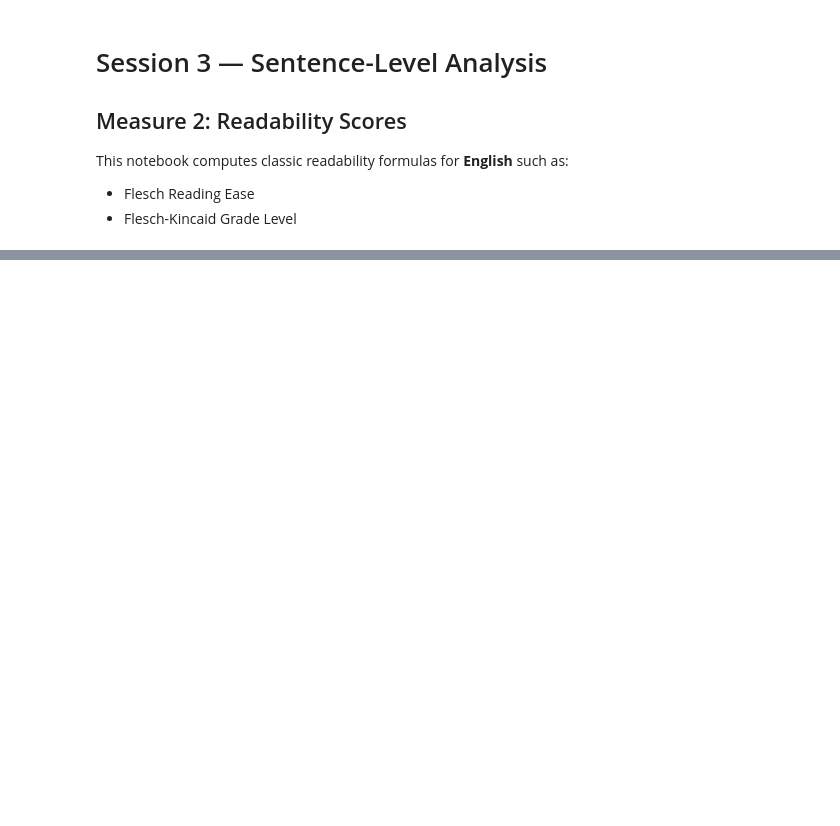
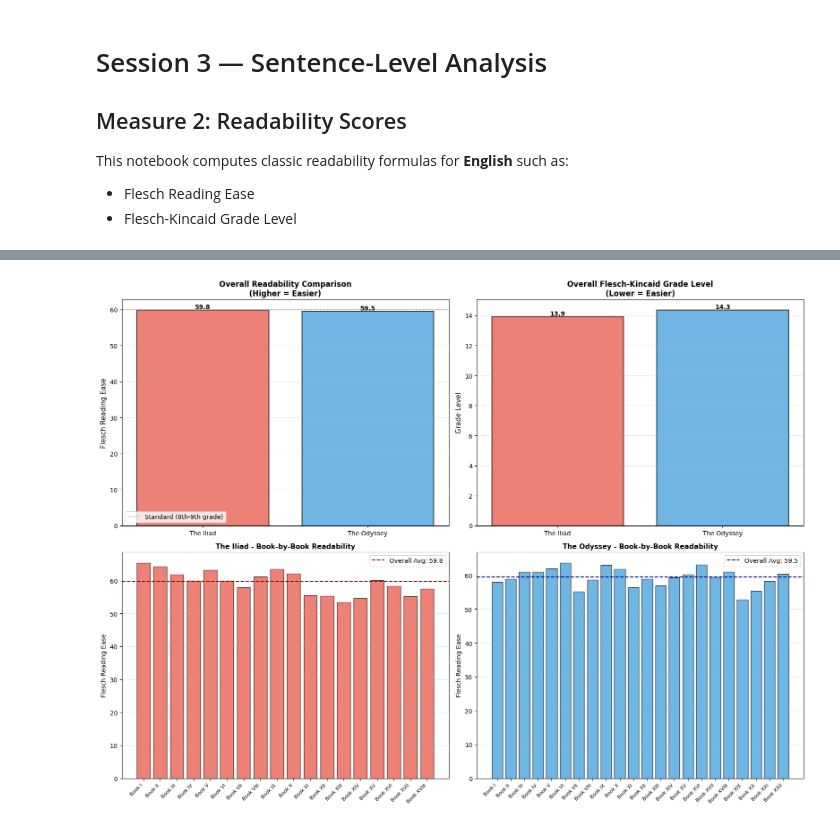
Before and after one commit to luccamoura101/applied-NLP-week3, a Jupyter notebook: notebooks/2_AppliedNLP_Session3_Readability.ipynb, the cells around one changed output, grey strips where cells are left out. Saved outputs shown, nothing was run; the diff lists cells and outputs as text; code cells hidden in the pictures; blank space fills up the shorter version.

Commit message:
added png of results, made notebook 2 more detailed.

```diff
--- a/notebooks/2_AppliedNLP_Session3_Readability.ipynb
+++ b/notebooks/2_AppliedNLP_Session3_Readability.ipynb
@@ -175,8 +180,8 @@ def calculate_readability(text, book_name):
 
     return flesch_ease, flesch_grade
 
-# Calculate readability for both Homer epics
-iliad_ease, iliad_grade = calculate_readability(iliad_text, "The Iliad")
-odyssey_ease, odyssey_grade = calculate_readability(odyssey_text, "The Odyssey")
+# Calculate readability for both Homer epics (entire books)
+iliad_ease, iliad_grade = calculate_readability(iliad_text, "The Iliad (Complete)")
+odyssey_ease, odyssey_grade = calculate_readability(odyssey_text, "The Odyssey (Complete)")
 # %% [output]
 ======================================================================
@@ -282,0 +332,86 @@ Epic poetry naturally scores as 'difficult' due to its formal style.
+# %%
+# Create a larger figure with FOUR subplots (2 rows, 2 columns)
+fig = plt.figure(figsize=(16, 12))
+
+# ---- TOP LEFT: Overall Flesch Reading Ease comparison ----
+ax1 = plt.subplot(2, 2, 1)
+books = ['The Iliad', 'The Odyssey']
+ease_scores = [iliad_ease, odyssey_ease]
+colors_main = ['#e74c3c', '#3498db']  # Red for Iliad, Blue for Odyssey
+
+bars1 = ax1.bar(books, ease_scores, color=colors_main, edgecolor='black',
+                linewidth=1.5, alpha=0.7)
+
+ax1.set_ylabel('Flesch Reading Ease', fontsize=11)
+ax1.set_title('Overall Readability Comparison\n(Higher = Easier)',
+              fontsize=12, fontweight='bold')
+ax1.axhline(y=60, color='gray', linestyle='--', linewidth=1,
+            label='Standard (8th-9th grade)')
+ax1.legend()
+ax1.grid(True, alpha=0.3, axis='y')
+
+for bar in bars1:
+    height = bar.get_height()
+    ax1.text(bar.get_x() + bar.get_width()/2., height,
+            f'{height:.1f}', ha='center', va='bottom',
+            fontsize=10, fontweight='bold')
+
+# ---- TOP RIGHT: Overall Flesch-Kincaid Grade Level comparison ----
+ax2 = plt.subplot(2, 2, 2)
+grade_scores = [iliad_grade, odyssey_grade]
+
+bars2 = ax2.bar(books, grade_scores, color=colors_main, edgecolor='black',
+                linewidth=1.5, alpha=0.7)
+
+ax2.set_ylabel('Grade Level', fontsize=11)
+ax2.set_title('Overall Flesch-Kincaid Grade Level\n(Lower = Easier)',
+              fontsize=12, fontweight='bold')
+ax2.grid(True, alpha=0.3, axis='y')
+
+for bar in bars2:
+    height = bar.get_height()
+    ax2.text(bar.get_x() + bar.get_width()/2., height,
+            f'{height:.1f}', ha='center', va='bottom',
+            fontsize=10, fontweight='bold')
+
+# ---- BOTTOM LEFT: Book-by-book Flesch Reading Ease for ILIAD ----
+ax3 = plt.subplot(2, 2, 3)
+if iliad_books:
+    iliad_book_nums = [f"Book {b['book']}" for b in iliad_books]
+    iliad_ease_scores = [b['ease'] for b in iliad_books]
+
+    bars3 = ax3.bar(range(len(iliad_books)), iliad_ease_scores,
+                    color='#e74c3c', edgecolor='black', linewidth=1, alpha=0.7)
+    ax3.set_xticks(range(len(iliad_books)))
+    ax3.set_xticklabels(iliad_book_nums, rotation=45, ha='right', fontsize=8)
+    ax3.set_ylabel('Flesch Reading Ease', fontsize=10)
+    ax3.set_title('The Iliad - Book-by-Book Readability',
+                  fontsize=11, fontweight='bold')
+    ax3.axhline(y=iliad_ease, color='darkred', linestyle='--', linewidth=1.5,
+                label=f'Overall Avg: {iliad_ease:.1f}')
+    ax3.legend()
+    ax3.grid(True, alpha=0.3, axis='y')
+
+# ---- BOTTOM RIGHT: Book-by-book Flesch Reading Ease for ODYSSEY ----
+ax4 = plt.subplot(2, 2, 4)
+if odyssey_books:
+    odyssey_book_nums = [f"Book {b['book']}" for b in odyssey_books]
+    odyssey_ease_scores = [b['ease'] for b in odyssey_books]
+
+    bars4 = ax4.bar(range(len(odyssey_books)), odyssey_ease_scores,
+                    color='#3498db', edgecolor='black', linewidth=1, alpha=0.7)
+    ax4.set_xticks(range(len(odyssey_books)))
+    ax4.set_xticklabels(odyssey_book_nums, rotation=45, ha='right', fontsize=8)
+    ax4.set_ylabel('Flesch Reading Ease', fontsize=10)
+    ax4.set_title('The Odyssey - Book-by-Book Readability',
+                  fontsize=11, fontweight='bold')
+    ax4.axhline(y=odyssey_ease, color='darkblue', linestyle='--', linewidth=1.5,
+                label=f'Overall Avg: {odyssey_ease:.1f}')
+    ax4.legend()
+    ax4.grid(True, alpha=0.3, axis='y')
+
+plt.tight_layout()
+plt.savefig("../results/readability_overview.png", dpi=300, bbox_inches='tight')
+print("✓ Saved: ../results/readability_overview.png")
+plt.show()
+# %% [output]
@@ -282,0 +419 @@ Epic poetry naturally scores as 'difficult' due to its formal style.
+[figure, added]
```
Also changed, not shown: parts of 6 cells of this notebook, 2 other files.
